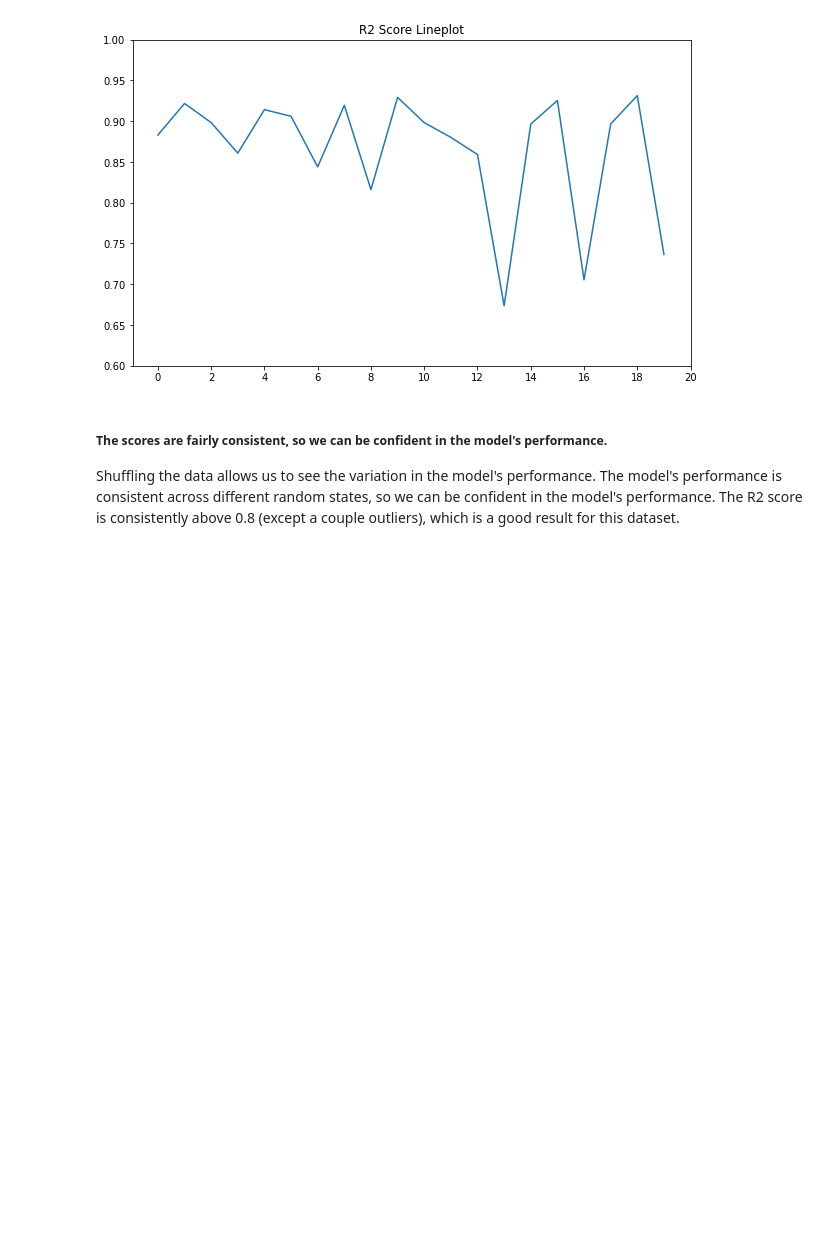
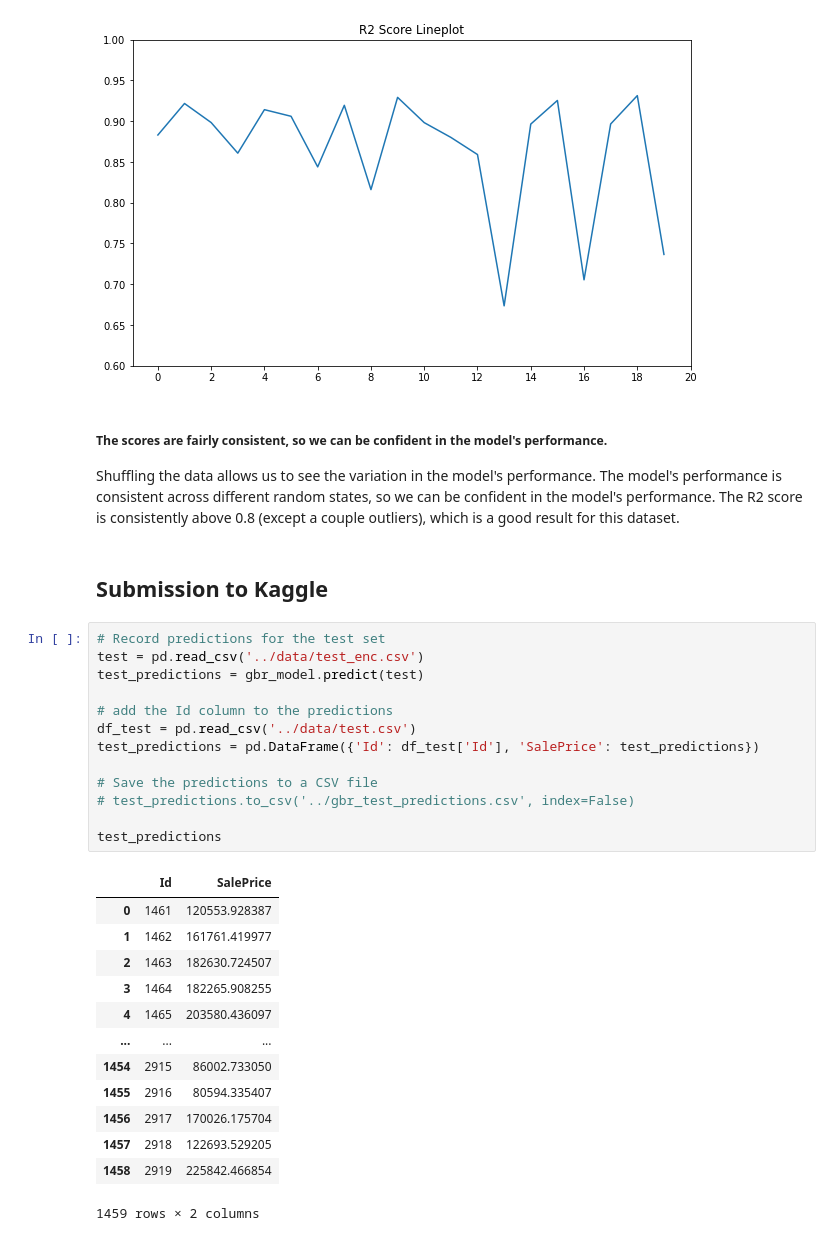
Before and after one commit to Vincent881909/ml-group124, a Jupyter notebook: src/GradientBoostingRegressor.ipynb, the cells around one changed output. Cells and saved outputs as stored; diff of their text form; blank space fills up the shorter version.

Commit message:
Added a code block for the test set to submit to Kaggle

```diff
--- a/src/GradientBoostingRegressor.ipynb
+++ b/src/GradientBoostingRegressor.ipynb
@@ -144,3 +144,32 @@ plt.show()
 ##### The scores are fairly consistent, so we can be confident in the model's performance.
 
 Shuffling the data allows us to see the variation in the model's performance. The model's performance is consistent across different random states, so we can be confident in the model's performance. The R2 score is consistently above 0.8 (except a couple outliers), which is a good result for this dataset.
+# %% [markdown]
+## Submission to Kaggle
+# %%
+# Record predictions for the test set
+test = pd.read_csv('../data/test_enc.csv')
+test_predictions = gbr_model.predict(test)
+
+# add the Id column to the predictions
+df_test = pd.read_csv('../data/test.csv')
+test_predictions = pd.DataFrame({'Id': df_test['Id'], 'SalePrice': test_predictions})
+
+# Save the predictions to a CSV file
+# test_predictions.to_csv('../gbr_test_predictions.csv', index=False)
+
+test_predictions
+# %% [output]
+|  | Id | SalePrice |
+| 0 | 1461 | 120553.928387 |
+| 1 | 1462 | 161761.419977 |
+| 2 | 1463 | 182630.724507 |
+| 3 | 1464 | 182265.908255 |
+| 4 | 1465 | 203580.436097 |
+| ... | ... | ... |
+| 1454 | 2915 | 86002.733050 |
+| 1455 | 2916 | 80594.335407 |
+| 1456 | 2917 | 170026.175704 |
+| 1457 | 2918 | 122693.529205 |
+| 1458 | 2919 | 225842.466854 |
+1459 rows × 2 columns
```
